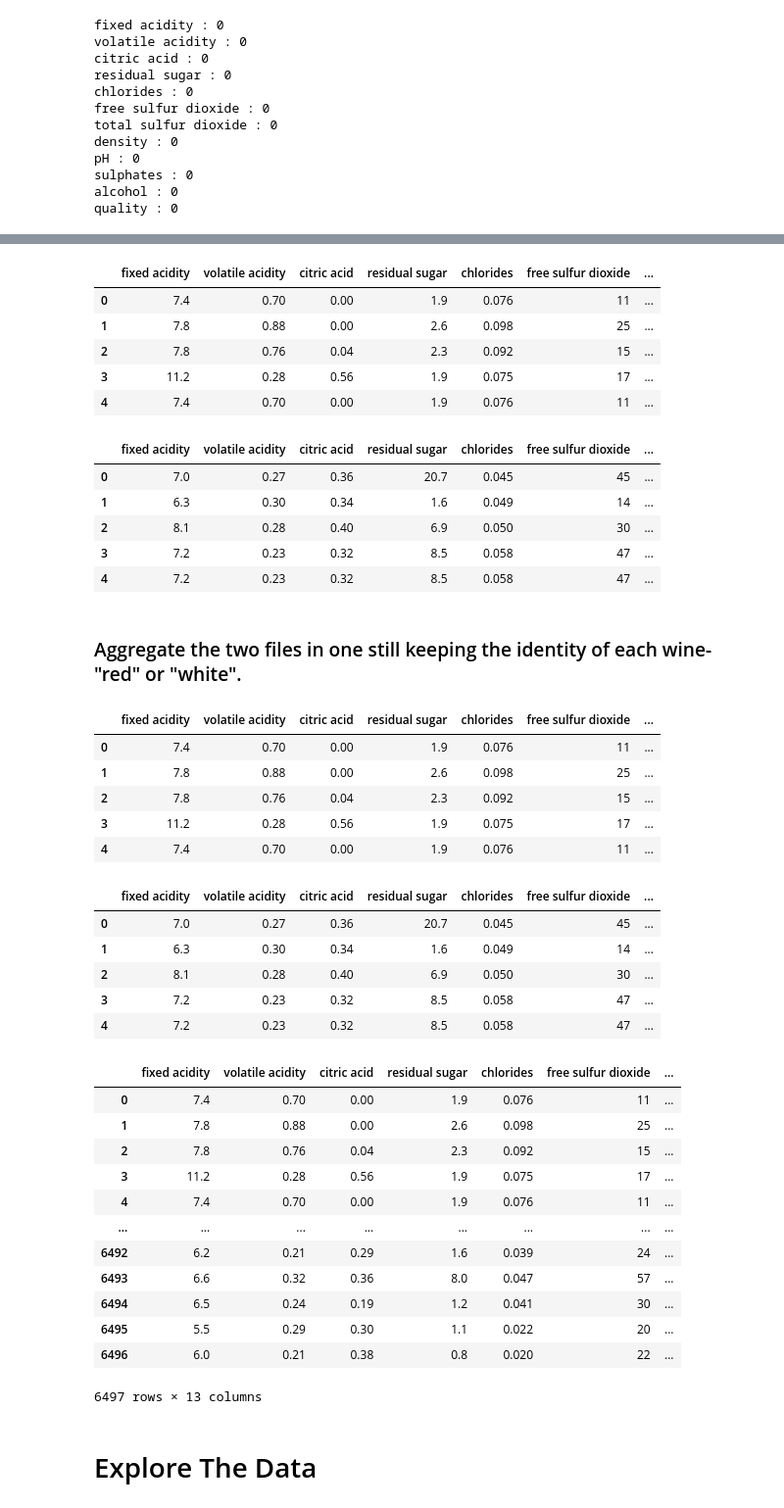
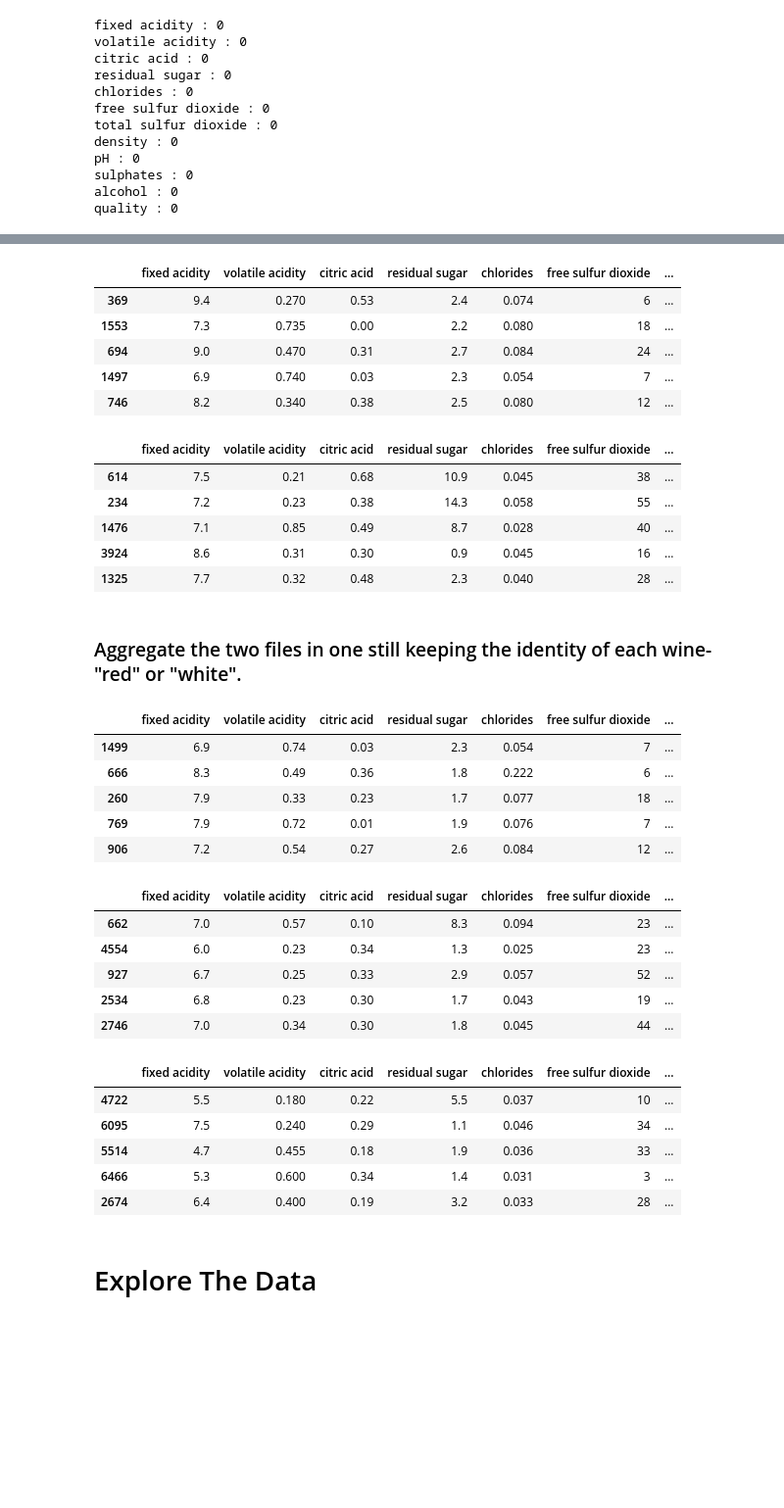
Before and after one commit to cph-oo221/Dat4-BI-MP2, a Jupyter notebook: wine.ipynb, the cells around one changed output, grey strips where cells are left out. Shown at 98% size. Cells and saved outputs as stored; diff of their text form; code cells hidden in the pictures; blank space fills up the shorter version.

```diff
--- a/wine.ipynb
+++ b/wine.ipynb
@@ -133,23 +127,23 @@ df_red['total sulfur dioxide'] = df_red['total sulfur dioxide'].astype(int)
 df_white['total sulfur dioxide'] = df_white['total sulfur dioxide'].astype(int)
 df_white['free sulfur dioxide'] = df_white['free sulfur dioxide'].astype(int)
 # %%
-df_red.head()
+df_red.sample(5)
 # %% [output]
 |  | fixed acidity | volatile acidity | citric acid | residual sugar | chlorides | free sulfur dioxide | ... |
-| 0 | 7.4 | 0.70 | 0.00 | 1.9 | 0.076 | 11 | ... |
-| 1 | 7.8 | 0.88 | 0.00 | 2.6 | 0.098 | 25 | ... |
-| 2 | 7.8 | 0.76 | 0.04 | 2.3 | 0.092 | 15 | ... |
-| 3 | 11.2 | 0.28 | 0.56 | 1.9 | 0.075 | 17 | ... |
-| 4 | 7.4 | 0.70 | 0.00 | 1.9 | 0.076 | 11 | ... |
+| 369 | 9.4 | 0.270 | 0.53 | 2.4 | 0.074 | 6 | ... |
+| 1553 | 7.3 | 0.735 | 0.00 | 2.2 | 0.080 | 18 | ... |
+| 694 | 9.0 | 0.470 | 0.31 | 2.7 | 0.084 | 24 | ... |
+| 1497 | 6.9 | 0.740 | 0.03 | 2.3 | 0.054 | 7 | ... |
+| 746 | 8.2 | 0.340 | 0.38 | 2.5 | 0.080 | 12 | ... |
 # %%
-df_white.head()
+df_white.sample(5)
 # %% [output]
 |  | fixed acidity | volatile acidity | citric acid | residual sugar | chlorides | free sulfur dioxide | ... |
-| 0 | 7.0 | 0.27 | 0.36 | 20.7 | 0.045 | 45 | ... |
-| 1 | 6.3 | 0.30 | 0.34 | 1.6 | 0.049 | 14 | ... |
-| 2 | 8.1 | 0.28 | 0.40 | 6.9 | 0.050 | 30 | ... |
-| 3 | 7.2 | 0.23 | 0.32 | 8.5 | 0.058 | 47 | ... |
-| 4 | 7.2 | 0.23 | 0.32 | 8.5 | 0.058 | 47 | ... |
+| 614 | 7.5 | 0.21 | 0.68 | 10.9 | 0.045 | 38 | ... |
+| 234 | 7.2 | 0.23 | 0.38 | 14.3 | 0.058 | 55 | ... |
+| 1476 | 7.1 | 0.85 | 0.49 | 8.7 | 0.028 | 40 | ... |
+| 3924 | 8.6 | 0.31 | 0.30 | 0.9 | 0.045 | 16 | ... |
+| 1325 | 7.7 | 0.32 | 0.48 | 2.3 | 0.040 | 28 | ... |
 # %% [markdown]
 ### Aggregate the two files in one still keeping the identity of each wine- "red" or "white".
 # %%
@@ -161,41 +155,34 @@ df_white['wine_type'] = df_white['wine_type'].astype('category')
 df_red['wine_type'] = df_red['wine_type'].astype('category')
 # %%
 # Verify if the two files have a wine_type column
-df_red.head()
+df_red.sample(5)
 # %% [output]
 |  | fixed acidity | volatile acidity | citric acid | residual sugar | chlorides | free sulfur dioxide | ... |
-| 0 | 7.4 | 0.70 | 0.00 | 1.9 | 0.076 | 11 | ... |
-| 1 | 7.8 | 0.88 | 0.00 | 2.6 | 0.098 | 25 | ... |
-| 2 | 7.8 | 0.76 | 0.04 | 2.3 | 0.092 | 15 | ... |
-| 3 | 11.2 | 0.28 | 0.56 | 1.9 | 0.075 | 17 | ... |
-| 4 | 7.4 | 0.70 | 0.00 | 1.9 | 0.076 | 11 | ... |
+| 1499 | 6.9 | 0.74 | 0.03 | 2.3 | 0.054 | 7 | ... |
+| 666 | 8.3 | 0.49 | 0.36 | 1.8 | 0.222 | 6 | ... |
+| 260 | 7.9 | 0.33 | 0.23 | 1.7 | 0.077 | 18 | ... |
+| 769 | 7.9 | 0.72 | 0.01 | 1.9 | 0.076 | 7 | ... |
+| 906 | 7.2 | 0.54 | 0.27 | 2.6 | 0.084 | 12 | ... |
 # %%
-df_white.head()
+df_white.sample(5)
 # %% [output]
 |  | fixed acidity | volatile acidity | citric acid | residual sugar | chlorides | free sulfur dioxide | ... |
-| 0 | 7.0 | 0.27 | 0.36 | 20.7 | 0.045 | 45 | ... |
-| 1 | 6.3 | 0.30 | 0.34 | 1.6 | 0.049 | 14 | ... |
-| 2 | 8.1 | 0.28 | 0.40 | 6.9 | 0.050 | 30 | ... |
-| 3 | 7.2 | 0.23 | 0.32 | 8.5 | 0.058 | 47 | ... |
-| 4 | 7.2 | 0.23 | 0.32 | 8.5 | 0.058 | 47 | ... |
+| 662 | 7.0 | 0.57 | 0.10 | 8.3 | 0.094 | 23 | ... |
+| 4554 | 6.0 | 0.23 | 0.34 | 1.3 | 0.025 | 23 | ... |
+| 927 | 6.7 | 0.25 | 0.33 | 2.9 | 0.057 | 52 | ... |
+| 2534 | 6.8 | 0.23 | 0.30 | 1.7 | 0.043 | 19 | ... |
+| 2746 | 7.0 | 0.34 | 0.30 | 1.8 | 0.045 | 44 | ... |
 # %%
 # Make a combined dataframe for the two files & verify them:
 combined_df = pd.concat([df_red, df_white], ignore_index=True)
-combined_df
+combined_df.sample(5)
 # %% [output]
 |  | fixed acidity | volatile acidity | citric acid | residual sugar | chlorides | free sulfur dioxide | ... |
-| 0 | 7.4 | 0.70 | 0.00 | 1.9 | 0.076 | 11 | ... |
-| 1 | 7.8 | 0.88 | 0.00 | 2.6 | 0.098 | 25 | ... |
-| 2 | 7.8 | 0.76 | 0.04 | 2.3 | 0.092 | 15 | ... |
-| 3 | 11.2 | 0.28 | 0.56 | 1.9 | 0.075 | 17 | ... |
-| 4 | 7.4 | 0.70 | 0.00 | 1.9 | 0.076 | 11 | ... |
-| ... | ... | ... | ... | ... | ... | ... | ... |
-| 6492 | 6.2 | 0.21 | 0.29 | 1.6 | 0.039 | 24 | ... |
-| 6493 | 6.6 | 0.32 | 0.36 | 8.0 | 0.047 | 57 | ... |
-| 6494 | 6.5 | 0.24 | 0.19 | 1.2 | 0.041 | 30 | ... |
-| 6495 | 5.5 | 0.29 | 0.30 | 1.1 | 0.022 | 20 | ... |
-| 6496 | 6.0 | 0.21 | 0.38 | 0.8 | 0.020 | 22 | ... |
+| 4722 | 5.5 | 0.180 | 0.22 | 5.5 | 0.037 | 10 | ... |
+| 6095 | 7.5 | 0.240 | 0.29 | 1.1 | 0.046 | 34 | ... |
+| 5514 | 4.7 | 0.455 | 0.18 | 1.9 | 0.036 | 33 | ... |
+| 6466 | 5.3 | 0.600 | 0.34 | 1.4 | 0.031 | 3 | ... |
+| 2674 | 6.4 | 0.400 | 0.19 | 3.2 | 0.033 | 28 | ... |
-6497 rows × 13 columns
 # %%
 # Save the new combineddataframe into a new CSV file
 combined_df.to_csv(data_path + "combined_wine_data.csv", index=False)
```
Also changed, not shown: parts of 24 cells of this notebook.
